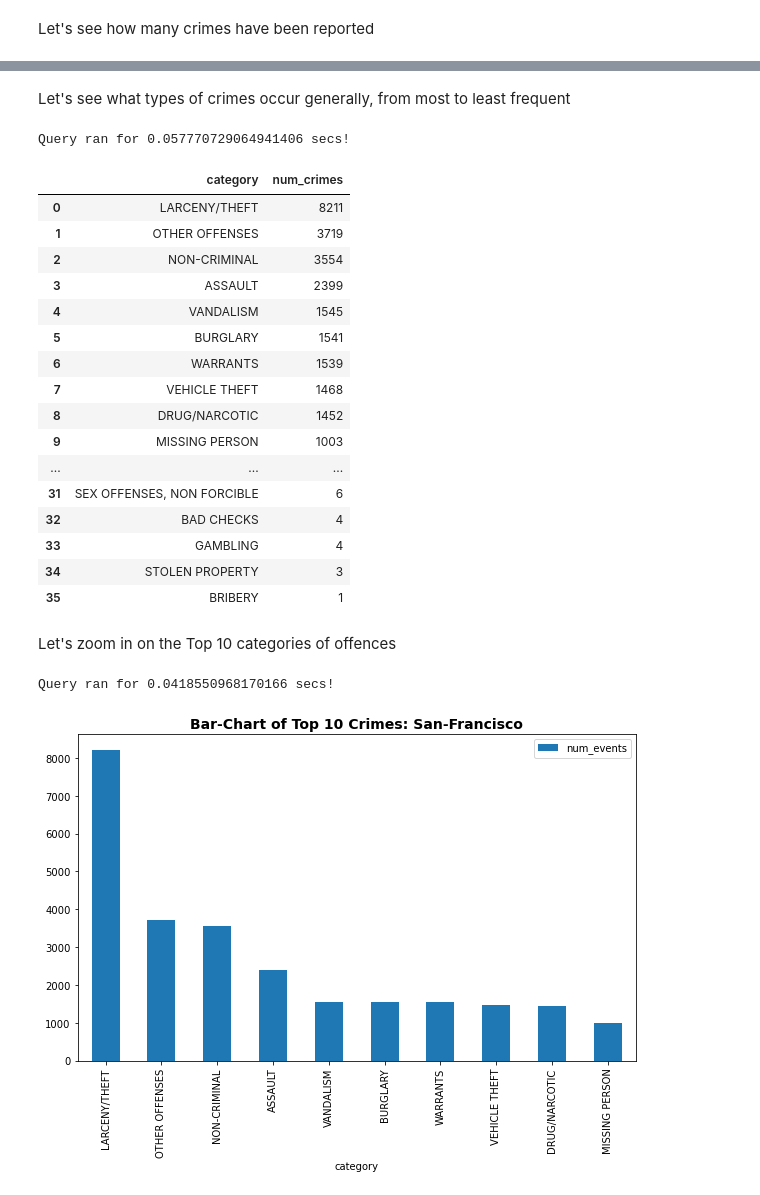
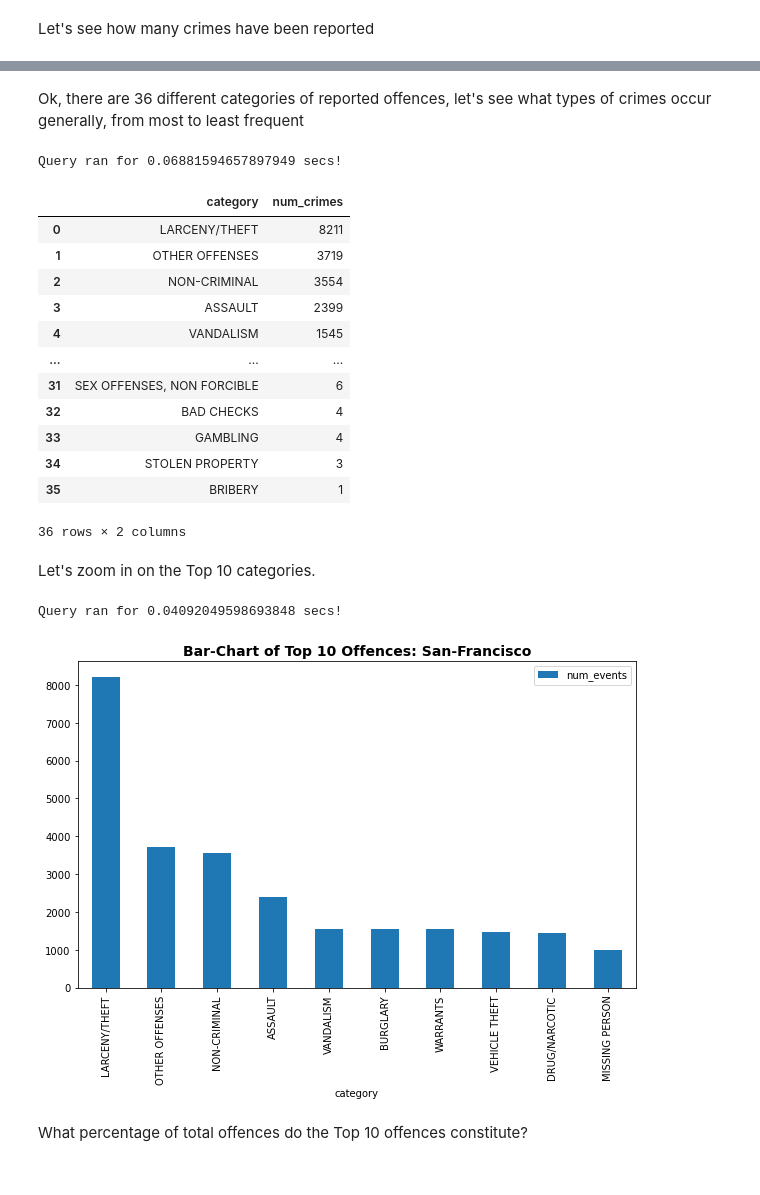
Before and after one commit to Lawrence-Krukrubo/SQL-Python_analysis_San-Francisco_Crime-Data, a Jupyter notebook: analysis1.ipynb, the cells around one changed output, grey strips where cells are left out. Drawn from its saved outputs; the diff is of its cells as text; code cells hidden in the pictures.

```diff
--- a/analysis1.ipynb
+++ b/analysis1.ipynb
@@ -51,7 +51,7 @@ def query_to_df(query):
         return 'ERROR: Query Must End with ;'
 
     # so we never have more than 50 rows displayed
-    pd.set_option('display.max_rows', 50)
+    pd.set_option('display.max_rows', 30)
     df = None
 
     # Process the query
@@ -130,36 +128,36 @@ Query ran for 0.0468752384185791 secs!
 # %% [markdown]
-Let's see what types of crimes occur generally, from most to least frequent
+Ok, there are 36 different categories of reported offences, let's see what types of crimes occur generally, from most to least frequent
 # %%
 query_to_df(
 "SELECT DISTINCT category, COUNT(*) num_crimes FROM sf_crime_data GROUP BY 1 ORDER BY 2 DESC;"
 )
 # %% [output]
-Query ran for 0.057770729064941406 secs!
+Query ran for 0.06881594657897949 secs!
 |  | category | num_crimes |
 | 0 | LARCENY/THEFT | 8211 |
 | 1 | OTHER OFFENSES | 3719 |
 | 2 | NON-CRIMINAL | 3554 |
 | 3 | ASSAULT | 2399 |
 | 4 | VANDALISM | 1545 |
-| 5 | BURGLARY | 1541 |
-| 6 | WARRANTS | 1539 |
-| 7 | VEHICLE THEFT | 1468 |
-| 8 | DRUG/NARCOTIC | 1452 |
-| 9 | MISSING PERSON | 1003 |
 | ... | ... | ... |
 | 31 | SEX OFFENSES, NON FORCIBLE | 6 |
 | 32 | BAD CHECKS | 4 |
 | 33 | GAMBLING | 4 |
 | 34 | STOLEN PROPERTY | 3 |
 | 35 | BRIBERY | 1 |
+36 rows × 2 columns
 # %% [markdown]
-Let's zoom in on the Top 10 categories of offences
+Let's zoom in on the Top 10 categories.
 # %%
+fdict = {'fontweight':'bold', 'fontsize':14}
+
 (query_to_df(
 "SELECT category, COUNT(*) num_events FROM sf_crime_data GROUP BY 1 ORDER BY 2 DESC LIMIT 10;"
 )).set_index('category').plot.bar(figsize=(10,6))
-plt.title('Bar-Chart of Top 10 Crimes: San-Francisco', fontweight='bold', fontsize=14)
+plt.title('Bar-Chart of Top 10 Offences: San-Francisco', fontdict=fdict)
 plt.show()
 # %% [output]
-Query ran for 0.0418550968170166 secs!
+Query ran for 0.04092049598693848 secs!
-[figure, old version]
+[figure, new version]
+# %% [markdown]
+What percentage of total offences do the Top 10 offences constitute?
```
Also changed, not shown: parts of 19 cells of this notebook.
